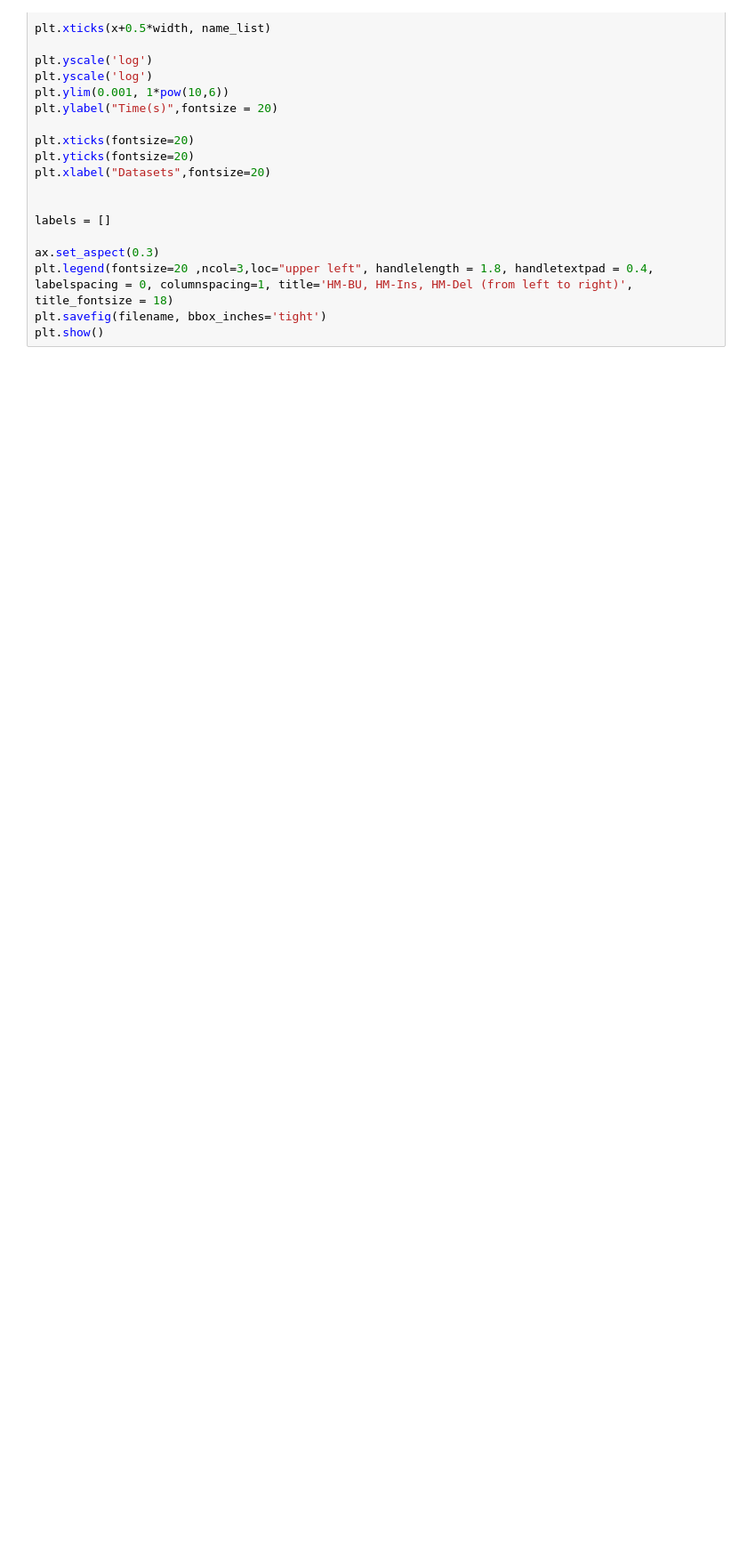
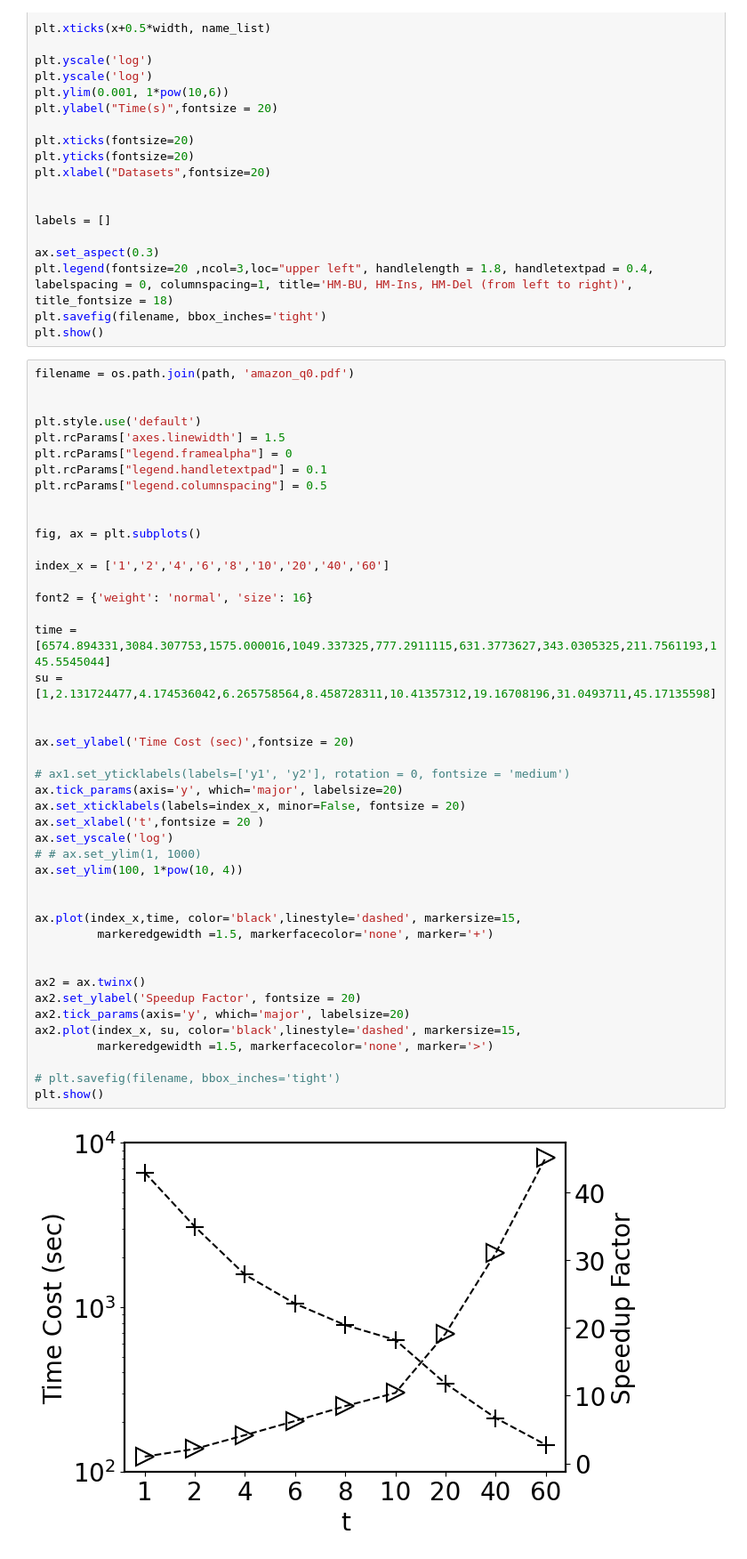
Before and after one commit to ShunyangLi/academic-graph, a Jupyter notebook: full-samples.ipynb, the cells around one changed output. Shown at 89% size. Drawn from its saved outputs; the diff is of its cells as text; blank space fills up the shorter version.

```diff
--- a/full-samples.ipynb
+++ b/full-samples.ipynb
@@ -631,3 +631,49 @@ ax.set_aspect(0.3)
 plt.legend(fontsize=20 ,ncol=3,loc="upper left", handlelength = 1.8, handletextpad = 0.4, labelspacing = 0, columnspacing=1, title='HM-BU, HM-Ins, HM-Del (from left to right)', title_fontsize = 18)
 plt.savefig(filename, bbox_inches='tight')
 plt.show()
+# %%
+filename = os.path.join(path, 'amazon_q0.pdf')
+
+
+plt.style.use('default')
+plt.rcParams['axes.linewidth'] = 1.5
+plt.rcParams["legend.framealpha"] = 0
+plt.rcParams["legend.handletextpad"] = 0.1
+plt.rcParams["legend.columnspacing"] = 0.5
+
+
+fig, ax = plt.subplots()
+
+index_x = ['1','2','4','6','8','10','20','40','60']
+
+font2 = {'weight': 'normal', 'size': 16}
+
+time = [6574.894331,3084.307753,1575.000016,1049.337325,777.2911115,631.3773627,343.0305325,211.7561193,145.5545044]
+su = [1,2.131724477,4.174536042,6.265758564,8.458728311,10.41357312,19.16708196,31.0493711,45.17135598]
+
+
+ax.set_ylabel('Time Cost (sec)',fontsize = 20)
+
+# ax1.set_yticklabels(labels=['y1', 'y2'], rotation = 0, fontsize = 'medium')
+ax.tick_params(axis='y', which='major', labelsize=20)
+ax.set_xticklabels(labels=index_x, minor=False, fontsize = 20)
+ax.set_xlabel('t',fontsize = 20 )
+ax.set_yscale('log')
+# # ax.set_ylim(1, 1000)
+ax.set_ylim(100, 1*pow(10, 4))
+
+
+ax.plot(index_x,time, color='black',linestyle='dashed', markersize=15,
+         markeredgewidth =1.5, markerfacecolor='none', marker='+')
+
+
+ax2 = ax.twinx()
+ax2.set_ylabel('Speedup Factor', fontsize = 20)
+ax2.tick_params(axis='y', which='major', labelsize=20)
+ax2.plot(index_x, su, color='black',linestyle='dashed', markersize=15,
+         markeredgewidth =1.5, markerfacecolor='none', marker='>')
+
+# plt.savefig(filename, bbox_inches='tight')
+plt.show()
+# %% [output]
+[figure, added]
```
